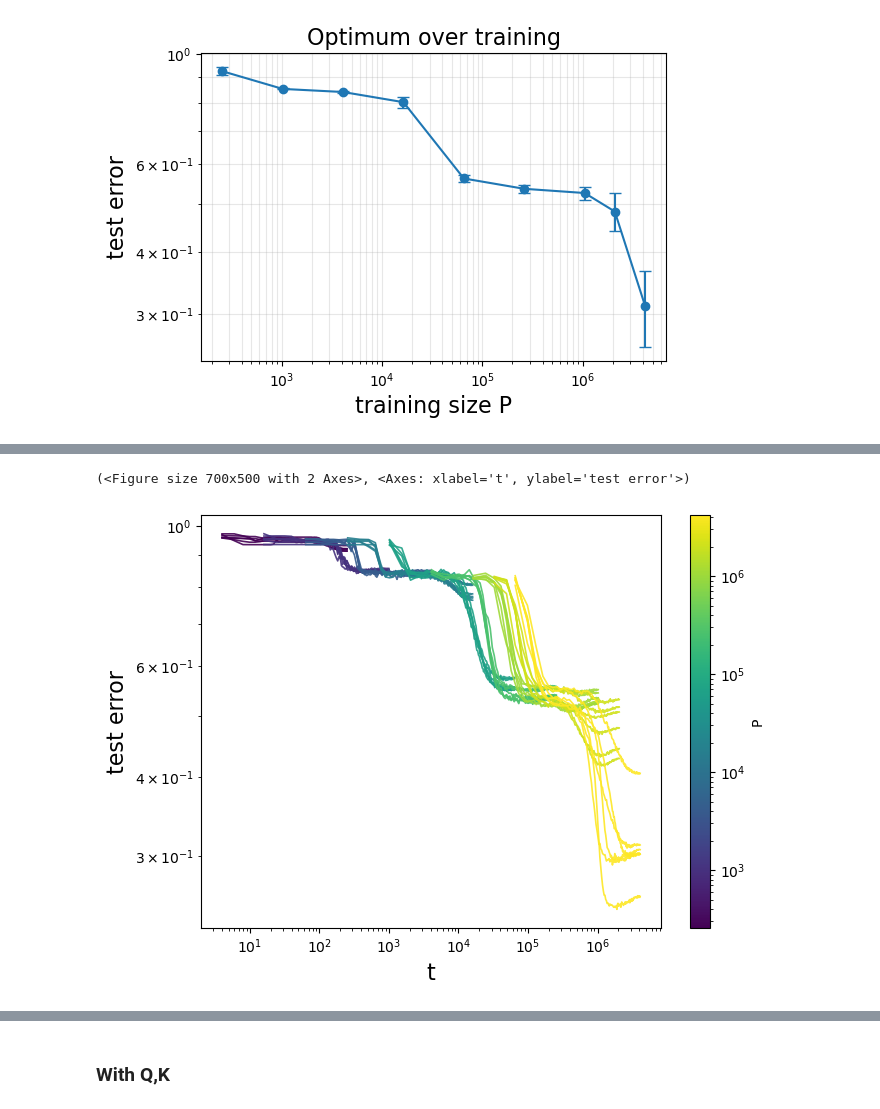
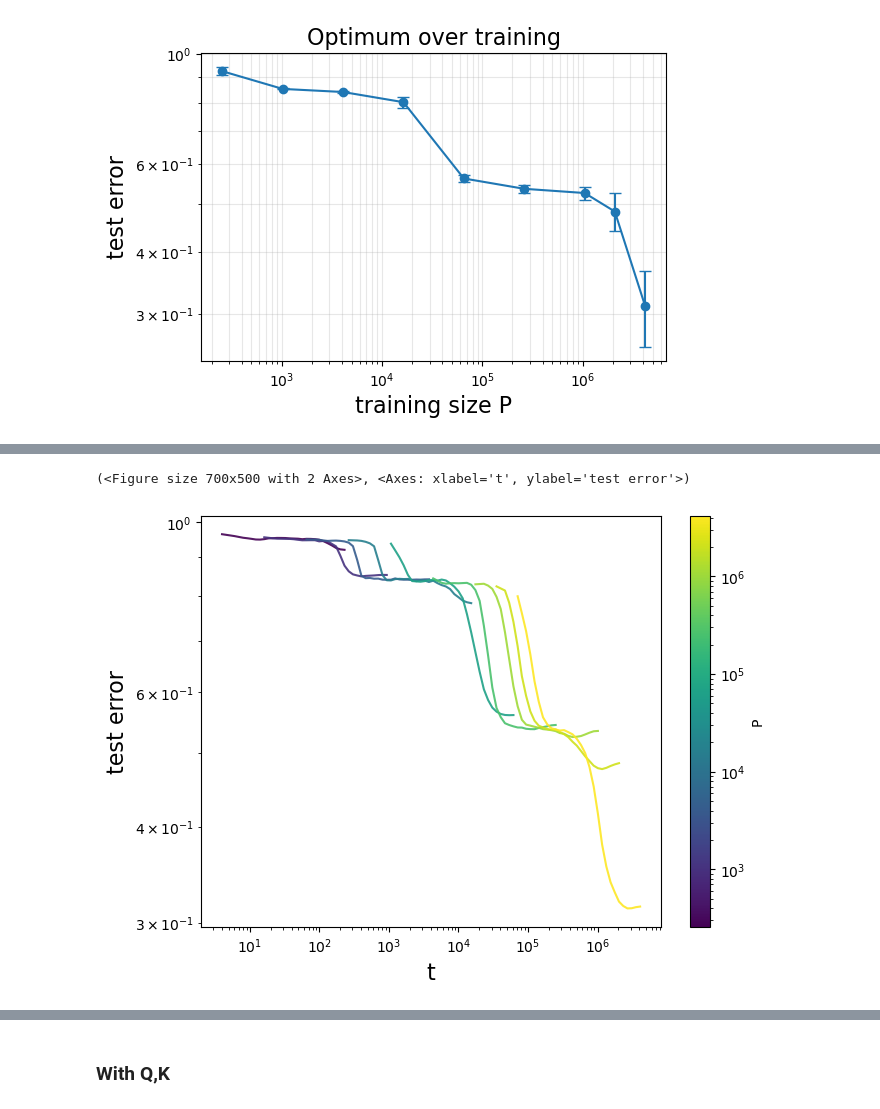
Before and after one commit to f-damico/theory-language-modelling, a Jupyter notebook: rhm_dynamics copy.ipynb, the cells around one changed output, grey strips where cells are left out. Saved outputs shown, nothing was run; the diff lists cells and outputs as text; code cells hidden in the pictures.

```diff
--- a/rhm_dynamics copy.ipynb
+++ b/rhm_dynamics copy.ipynb
@@ -610,13 +1381,15 @@ plot_err_vs_norm_all_curves(
 # %%
 plot_err_vs_norm_all_curves(
     res,
     norm_type="time",
     xscale="log",
     yscale="log",
+    average_seeds=True,
+    avg_num_x=100,
 )
 # %% [output]
 (<Figure size 700x500 with 2 Axes>, <Axes: xlabel='t', ylabel='test error'>)
-[figure, old version]
+[figure, new version]
 # %%
 plot_err_vs_norm_all_curves(
     res,
```
Also changed, not shown: parts of 50 cells of this notebook, 1 other file.
